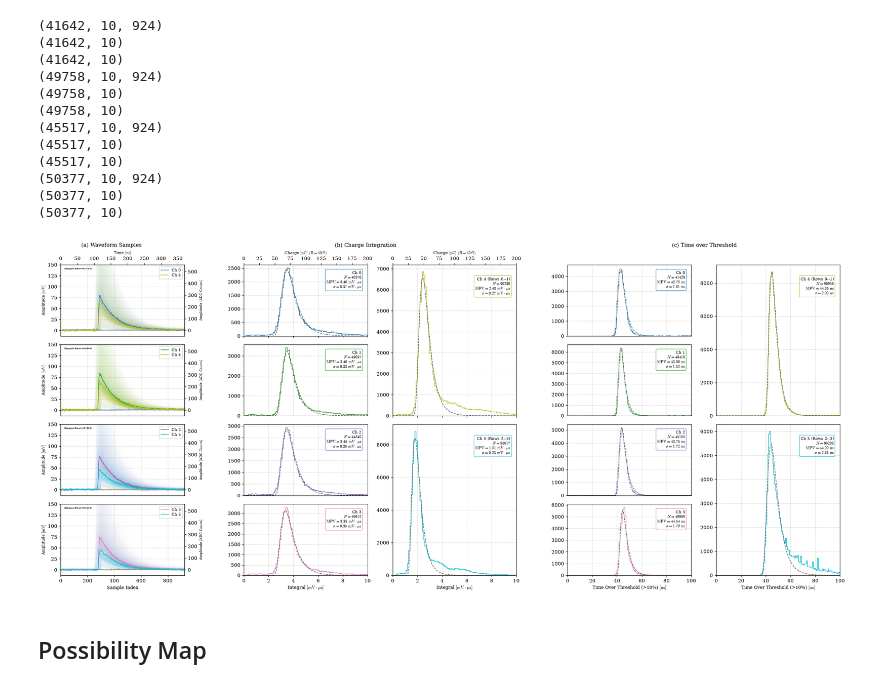
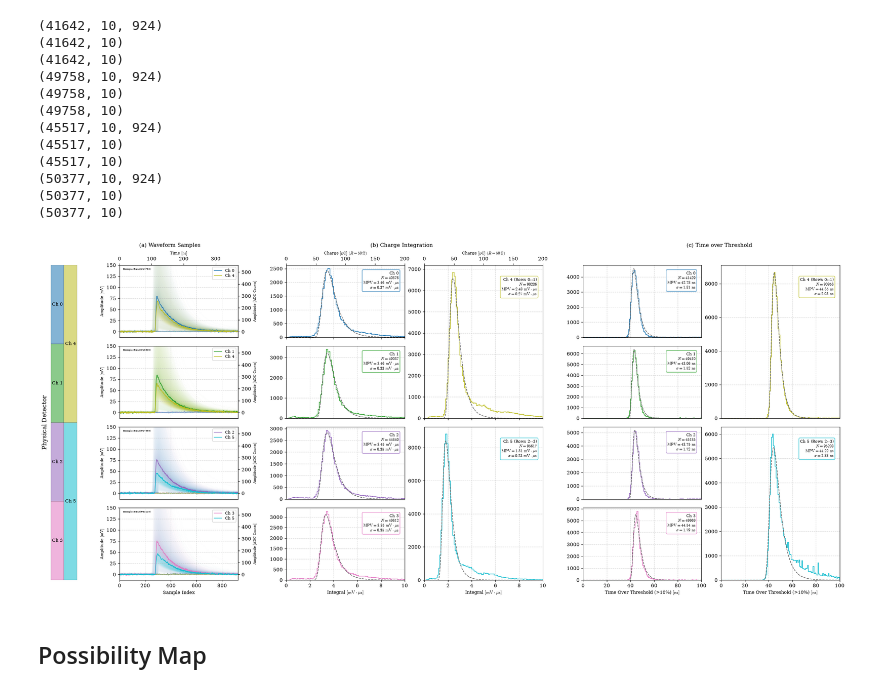
Before and after one commit to Dawson-HEP/scintillating_chamber, a Jupyter notebook: data_analysis/frequency_distribution/radecs/frequency_graphs.ipynb, the cells around one changed output. Cells and saved outputs as stored; diff of their text form; code cells hidden in the pictures.

Commit message:
add coloring blocks onto physical detector schematic

```diff
--- a/data_analysis/frequency_distribution/radecs/frequency_graphs.ipynb
+++ b/data_analysis/frequency_distribution/radecs/frequency_graphs.ipynb
@@ -611,6 +611,7 @@ for valid_i in valid_indices:
 import numpy as np
 import matplotlib.pyplot as plt
 from matplotlib.colors import LinearSegmentedColormap
+from matplotlib.patches import Rectangle
 from scipy.stats import moyal
 from scipy.optimize import curve_fit
 
@@ -767,36 +768,70 @@ def plot_hist_with_landau_fit(ax, data, x_range, num_bins, color, title=None,
 
 # ===== 3. BUILD GRID & AXES =====
 fig = plt.figure(figsize=(24, 11))
-# ncols=7: [wave | spacer | int_left | int_right | spacer | tot_left | tot_right]
+# ncols=9: [schematic | gap | wave | spacer | int_left | int_right | spacer | tot_left | tot_right]
+SCHEMATIC_WIDTH = 0.25
 gs = fig.add_gridspec(
     nrows=4,
-    ncols=7,
+    ncols=9,
     hspace=ROW_HSPACE,
     wspace=COL_WSPACE,
-    width_ratios=[1.0, WAVE_INT_GAP, 1.0, 1.0, INT_TOT_GAP, 1.0, 1.0],
+    width_ratios=[SCHEMATIC_WIDTH, INT_TOT_GAP, 1.0, WAVE_INT_GAP, 1.0, 1.0, INT_TOT_GAP, 1.0, 1.0],
 )
 
 left_channels = [0, 1, 2, 3]
 
-# Create axes for Left Columns
-ax_wave = [fig.add_subplot(gs[r, 0]) for r in range(4)]
+# Physical detector schematic spanning all four rows (same geometry as absolute-count graph)
+ax_schematic = fig.add_subplot(gs[:, 0])
+_schematic_rects = [
+    ((12.5 + 0, +32), (12.5 + 12.5, 0), 'Ch 4', 4),
+    ((12.5 + 0, -32), (12.5 + 12.5, 0), 'Ch 5', 5),
+    ((0, +32), (12.5, +16), 'Ch 0', 0),
+    ((0, +16), (12.5, 0), 'Ch 1', 1),
+    ((0, -16), (12.5, 0), 'Ch 2', 2),
+    ((0, -32), (12.5, -16), 'Ch 3', 3),
+]
+_EDGE_LW = 0.3
+for (x0, y0), (x1, y1), label, ch in _schematic_rects:
+    x, y = min(x0, x1), min(y0, y1)
+    w, h = abs(x1 - x0), abs(y1 - y0)
+    ax_schematic.add_patch(Rectangle(
+        (x, y), w, h,
+        facecolor=CHANNEL_COLORS[ch], edgecolor='black', linewidth=_EDGE_LW,
+        alpha=0.55,
+    ))
+    ax_schematic.text(
+        (x0 + x1) / 2, (y0 + y1) / 2, label,
+        ha='center', va='center', fontsize=9, color='black',
+    )
+ax_schematic.set_xlim(-1.0, 27.0)
+ax_schematic.set_ylim(-32.0, 32.0)
+ax_schematic.set_aspect('auto')
+ax_schematic.set_ylabel('Physical Detector', fontsize=12)
+# Hide tick marks, tick numbers, and spines while keeping the ylabel
+ax_schematic.tick_params(left=False, bottom=False, labelleft=False, labelbottom=False)
+ax_schematic.tick_params(axis='y', length=0, which='both')
+for spine in ax_schematic.spines.values():
+    spine.set_visible(False)
+
+# Create axes for Left Columns (col 2: wave; col 1 is INT_TOT_GAP spacer)
+ax_wave = [fig.add_subplot(gs[r, 2]) for r in range(4)]
 
 ax_int_left = []
 for r in range(4):
-    ax = fig.add_subplot(gs[r, 2], sharex=ax_int_left[0] if r > 0 else None)
+    ax = fig.add_subplot(gs[r, 4], sharex=ax_int_left[0] if r > 0 else None)
     ax_int_left.append(ax)
 
 ax_tot_left = []
 for r in range(4):
-    ax = fig.add_subplot(gs[r, 5], sharex=ax_tot_left[0] if r > 0 else None)
+    ax = fig.add_subplot(gs[r, 7], sharex=ax_tot_left[0] if r > 0 else None)
     ax_tot_left.append(ax)
 
 # Combined axes for Right Columns
-ax_int_right_top = fig.add_subplot(gs[0:2, 3])
-ax_int_right_bot = fig.add_subplot(gs[2:4, 3], sharex=ax_int_right_top)
+ax_int_right_top = fig.add_subplot(gs[0:2, 5])
+ax_int_right_bot = fig.add_subplot(gs[2:4, 5], sharex=ax_int_right_top)
 
-ax_tot_right_top = fig.add_subplot(gs[0:2, 6])
-ax_tot_right_bot = fig.add_subplot(gs[2:4, 6], sharex=ax_tot_right_top)
+ax_tot_right_top = fig.add_subplot(gs[0:2, 8])
+ax_tot_right_bot = fig.add_subplot(gs[2:4, 8], sharex=ax_tot_right_top)
 
 
 # ===== 4. PLOT LEFT COLUMNS (ROWS 0-3) =====
@@ -944,37 +979,37 @@ ax_pc_top_col2.set_xlim(X_BOUNDS_INT_CHARGE_MV_US[0] * (1000.0 / IMPEDANCE),
 ax_pc_top_col2.set_xlabel("Charge $[\\mathrm{pC}]\\ (R = 50\\,\\Omega)$", fontsize=8, labelpad=4)
 
 
 # --- ToT Right (Col 4) ---
 plot_hist_with_landau_fit(
     ax_tot_right_top, tot_ch4_ns, x_range=X_BOUNDS_TOT_NS, num_bins=NUM_BINS_TOT,
     color=color_ch4, title=None, ch_label='4 (Rows 0--1)', show_xlabel=False, unit_str="\\mathrm{ns}"
 )
 plot_hist_with_landau_fit(
     ax_tot_right_bot, tot_ch5_ns, x_range=X_BOUNDS_TOT_NS, num_bins=NUM_BINS_TOT,
     color=color_ch5, title=None, ch_label='5 (Rows 2--3)', show_xlabel=True,
     xlabel="Time Over Threshold (>10%) $[\\mathrm{ns}]$", unit_str="\\mathrm{ns}"
 )
 
 
 # ===== 6. COLUMN HEADERS & FORMATTING =====
 # Super-Titles for Columns
 title_y = 0.93
-fig.text(0.10, title_y, "(a) Waveform Samples", fontsize=11, ha='center', va='center')
-fig.text(0.40, title_y, "(b) Charge Integration", fontsize=11, ha='center', va='center')
-fig.text(0.80, title_y, "(c) Time over Threshold", fontsize=11, ha='center', va='center')
+fig.text(0.18, title_y, "(a) Waveform Samples", fontsize=11, ha='center', va='center')
+fig.text(0.45, title_y, "(b) Charge Integration", fontsize=11, ha='center', va='center')
+fig.text(0.82, title_y, "(c) Time over Threshold", fontsize=11, ha='center', va='center')
 
 # Grid lines
 all_axes = ax_wave + ax_int_left + ax_tot_left + [
     ax_int_right_top, ax_int_right_bot, ax_tot_right_top, ax_tot_right_bot
 ]
 for ax in all_axes:
     ax.grid(True, linestyle='--', alpha=0.5)
 
 fig.subplots_adjust(hspace=ROW_HSPACE, wspace=COL_WSPACE, top=0.88, bottom=0.08, left=0.04, right=0.96)
 plt.savefig('valid_data_latex_units.svg', dpi=300)
 plt.show()
 # %% [output]
-[figure, old version]
+[figure, new version]
 # %% [markdown]
 ## Possibility Map
 # %%
```
Also changed, not shown: 1 other file.
